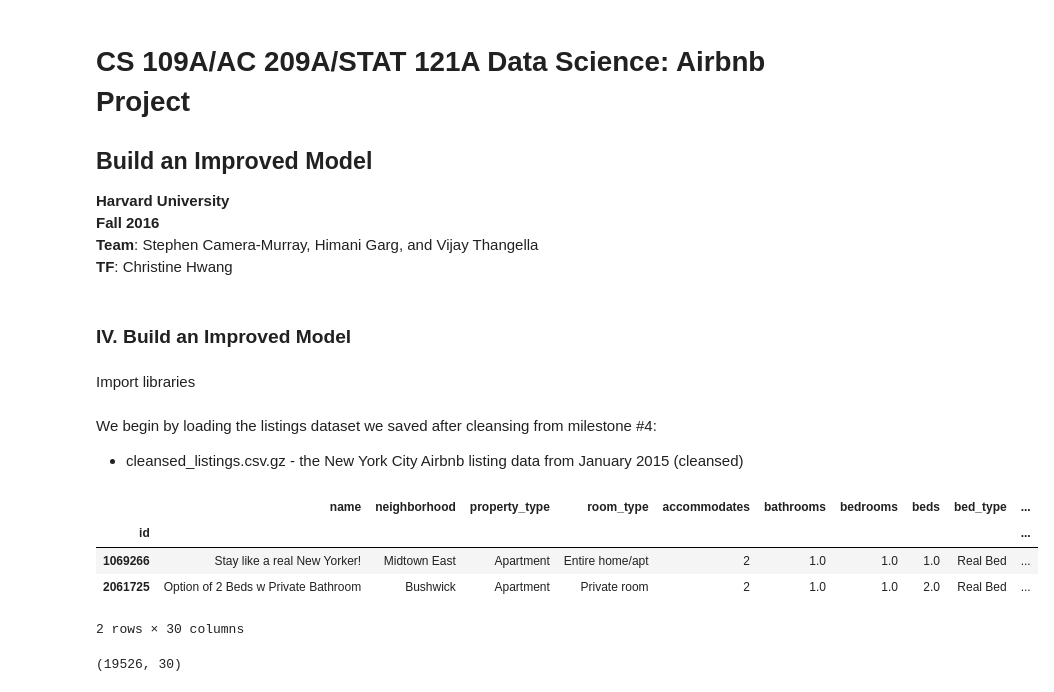
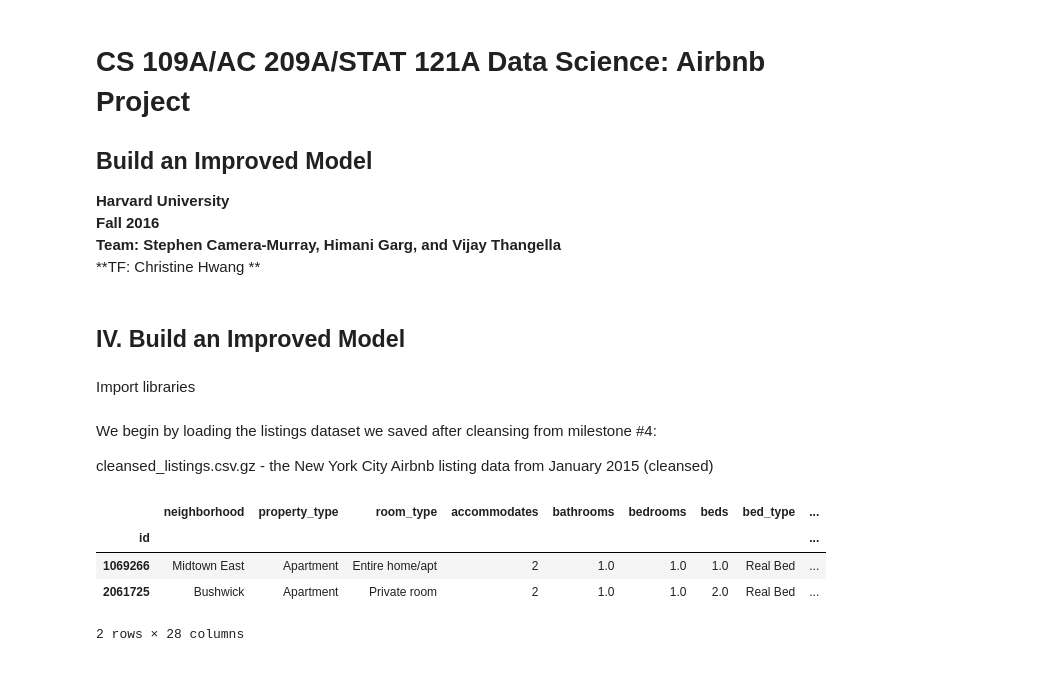
Before and after one commit to vijay4321/cs109AAirbnbProject, a Jupyter notebook: Camera-Murray-Garg-Thangella_CS109A_Project_Final_Report_pt2_price_model.ipynb, the cells around one changed output. Cells and saved outputs as stored; diff of their text form; code cells hidden in the pictures.

```diff
--- a/Camera-Murray-Garg-Thangella_CS109A_Project_Final_Report_pt2_price_model.ipynb
+++ b/Camera-Murray-Garg-Thangella_CS109A_Project_Final_Report_pt2_price_model.ipynb
@@ -1,12 +1,16 @@
 # %% [markdown]
 # CS 109A/AC 209A/STAT 121A Data Science: Airbnb Project
+
+
 ## Build an Improved Model
-**Harvard University**
-**Fall 2016**
-**Team**: Stephen Camera-Murray, Himani Garg, and Vijay Thangella
-**TF**: Christine Hwang
+
+
+**Harvard University**<br>
+**Fall 2016**<br>
+**Team: Stephen Camera-Murray, Himani Garg, and Vijay Thangella**<br>
+**TF: Christine Hwang **
 # %% [markdown]
-### IV. Build an Improved Model
+## IV. Build an Improved Model
 # %% [markdown]
 Import libraries
 # %%
@@ -27,20 +46,18 @@ warnings.filterwarnings ( 'ignore' )
 %matplotlib inline
 # %% [markdown]
 We begin by loading the listings dataset we saved after cleansing from milestone #4:
-- cleansed_listings.csv.gz - the New York City Airbnb listing data from January 2015 (cleansed)
+
+cleansed_listings.csv.gz - the New York City Airbnb listing data from January 2015 (cleansed)
 # %%
 # load listings data into a pandas df
 listingsDF = pd.read_csv (  './datasets/cleansed_listings_with_target.tab.gz', sep = '\t', index_col = 'id', compression = 'gzip' )
-
+listingsDF.drop('name', axis=1, inplace=True)
+listingsDF.drop('square_feet', axis=1, inplace=True)
 # display the first two rows
 listingsDF.head ( n = 2 )
 # %% [output]
-|  | name | neighborhood | property_type | room_type | accommodates | bathrooms | bedrooms | beds | bed_type | ... |
-| id |  |  |  |  |  |  |  |  |  | ... |
-| 1069266 | Stay like a real New Yorker! | Midtown East | Apartment | Entire home/apt | 2 | 1.0 | 1.0 | 1.0 | Real Bed | ... |
-| 2061725 | Option of 2 Beds w Private Bathroom | Bushwick | Apartment | Private room | 2 | 1.0 | 1.0 | 2.0 | Real Bed | ... |
+|  | neighborhood | property_type | room_type | accommodates | bathrooms | bedrooms | beds | bed_type | ... |
+| id |  |  |  |  |  |  |  |  | ... |
+| 1069266 | Midtown East | Apartment | Entire home/apt | 2 | 1.0 | 1.0 | 1.0 | Real Bed | ... |
+| 2061725 | Bushwick | Apartment | Private room | 2 | 1.0 | 1.0 | 2.0 | Real Bed | ... |
-2 rows × 30 columns
+2 rows × 28 columns
-# %%
-listingsDF.shape
-# %% [output]
-(19526, 30)
```
Also changed, not shown: parts of 34 cells of this notebook.
